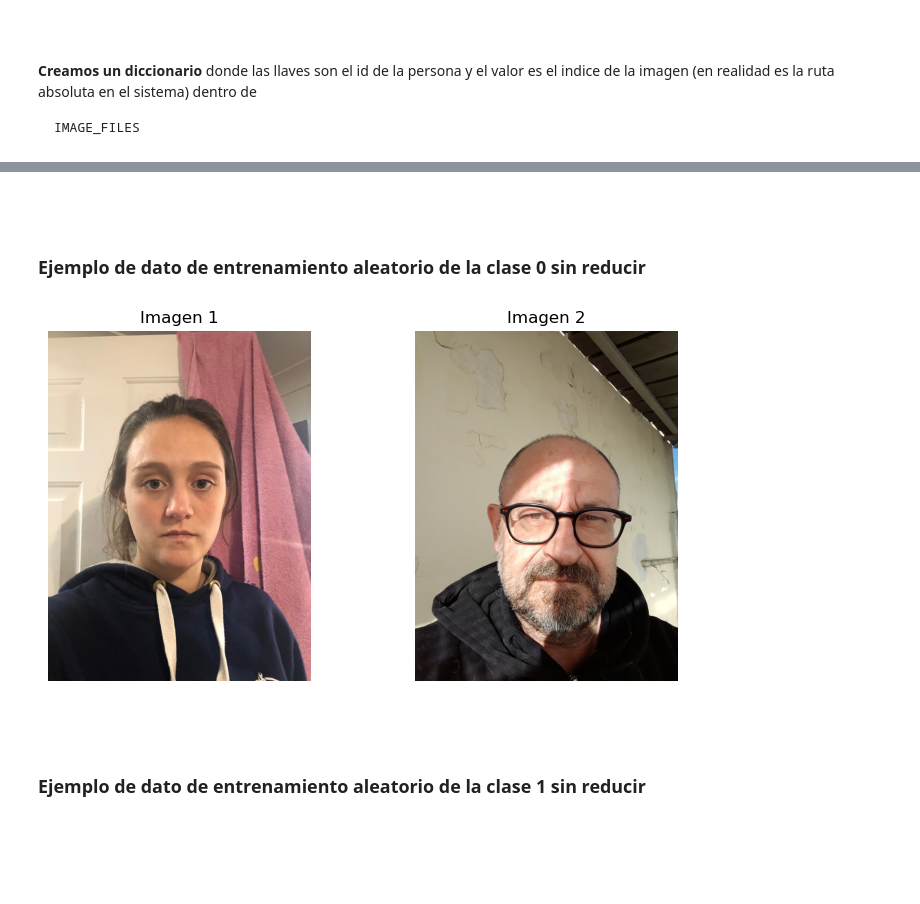
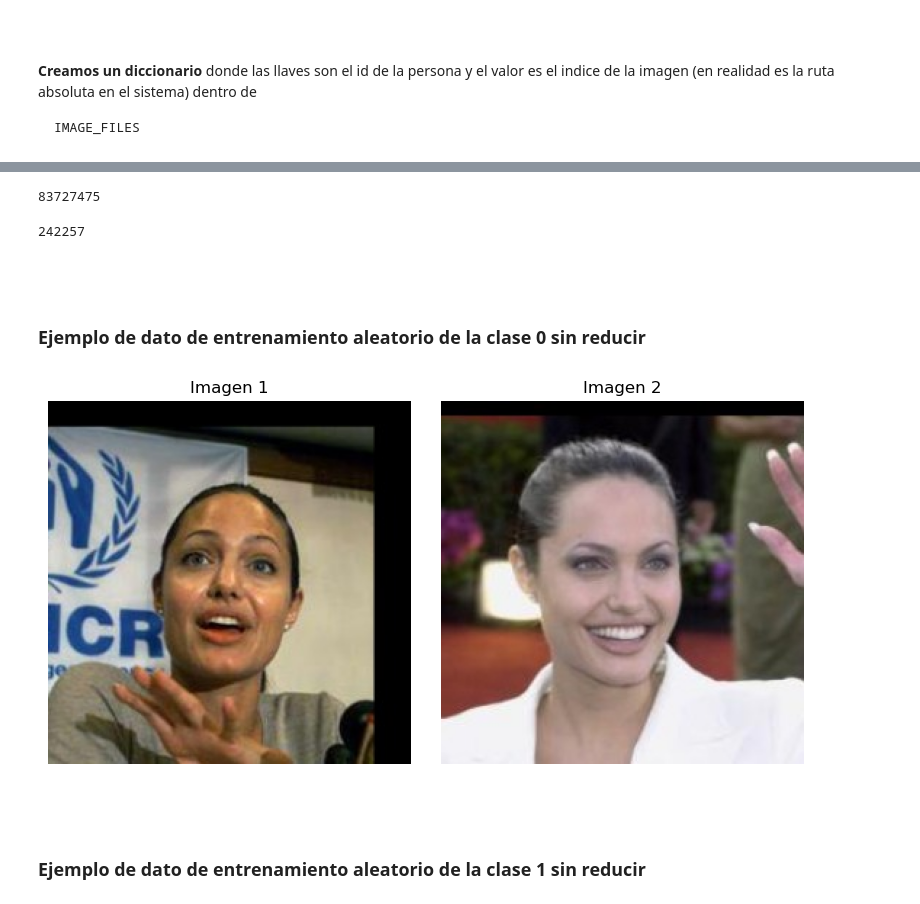
Before and after one commit to israncho/nn_ai, a Jupyter notebook: src/ProyectoFinal/Proyecto_final.ipynb, the cells around one changed output, grey strips where cells are left out. Drawn from its saved outputs; the diff is of its cells as text; code cells hidden in the pictures; blank space fills up the shorter version.

Commit message:
Resultados con otro dataset

```diff
--- a/src/ProyectoFinal/Proyecto_final.ipynb
+++ b/src/ProyectoFinal/Proyecto_final.ipynb
@@ -164,6 +167,16 @@ print(len(SUPERVISED_DATASET))
+# %%
+
+SUPERVISED_DATASET = supervised_dataset(DATASET)
+print(len(SUPERVISED_DATASET))
+# %% [output]
+83727475
 # %%
 CLASS0 = list(filter(lambda x: x[2] == 0 , SUPERVISED_DATASET))
 CLASS1 = list(filter(lambda x: x[2] == 1 , SUPERVISED_DATASET))
+# %%
+print(len(CLASS1))
+# %% [output]
+242257
 # %%
 def show_imgs_side_to_side(path_img1: str, path_img2: str, width, height, dpi):
     img1 = ImageOps.exif_transpose(Image.open(path_img1))
@@ -188,10 +201,10 @@ def show_imgs_side_to_side(path_img1: str, path_img2: str, width, height, dpi):
 
 ### Ejemplo de dato de entrenamiento aleatorio de la clase 0 sin reducir
 # %%
-fst_img_i, snd_img_i, _ = random.choice(CLASS0)
+fst_img_i, snd_img_i, _ = random.choice(CLASS1)
 show_imgs_side_to_side(IMAGE_FILES[fst_img_i], IMAGE_FILES[snd_img_i], WIDTH, HEIGHT, DPI)
 # %% [output]
-[figure, old version]
+[figure, new version]
 # %% [markdown]
 <br>
 <br>
```
Also changed, not shown: parts of 28 cells of this notebook.
